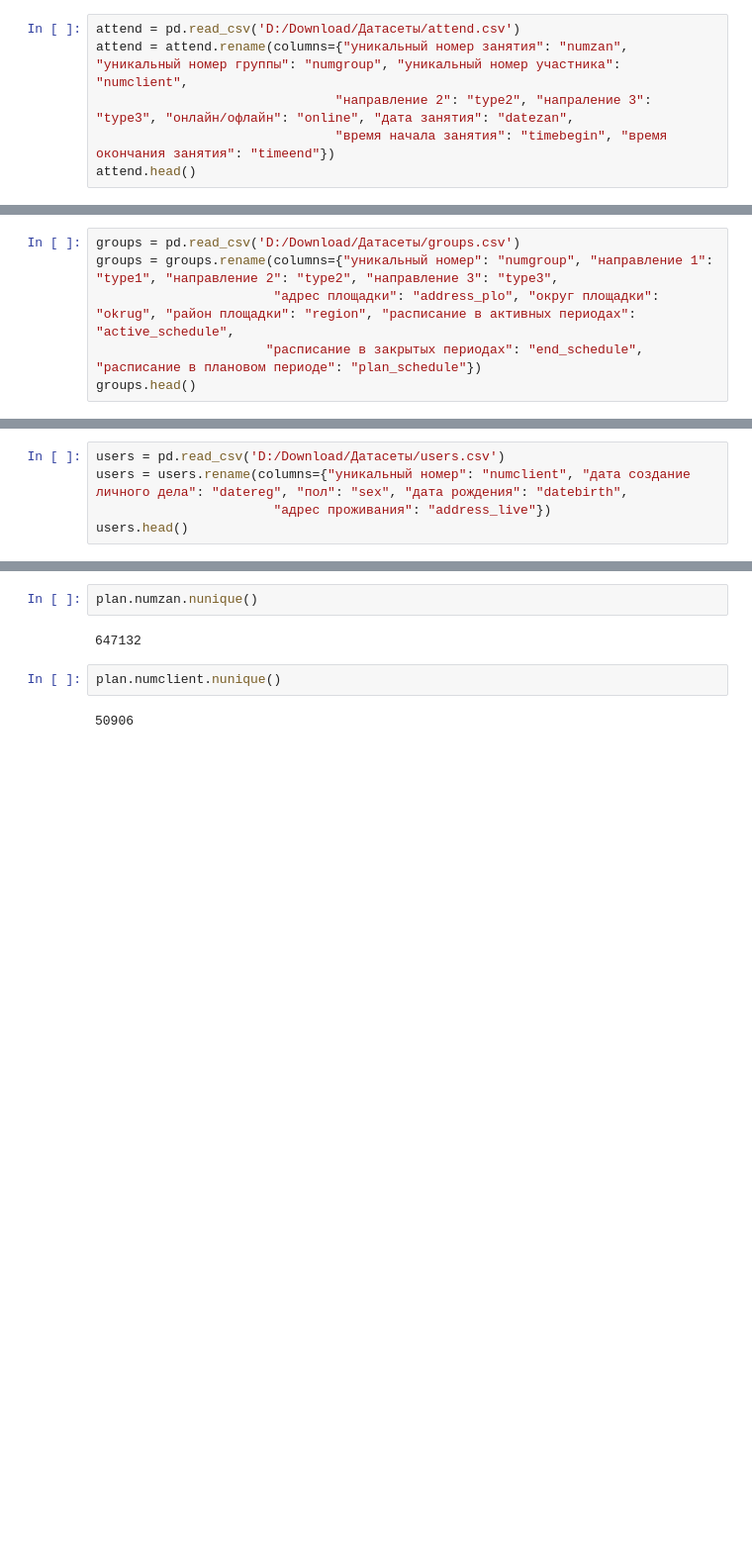
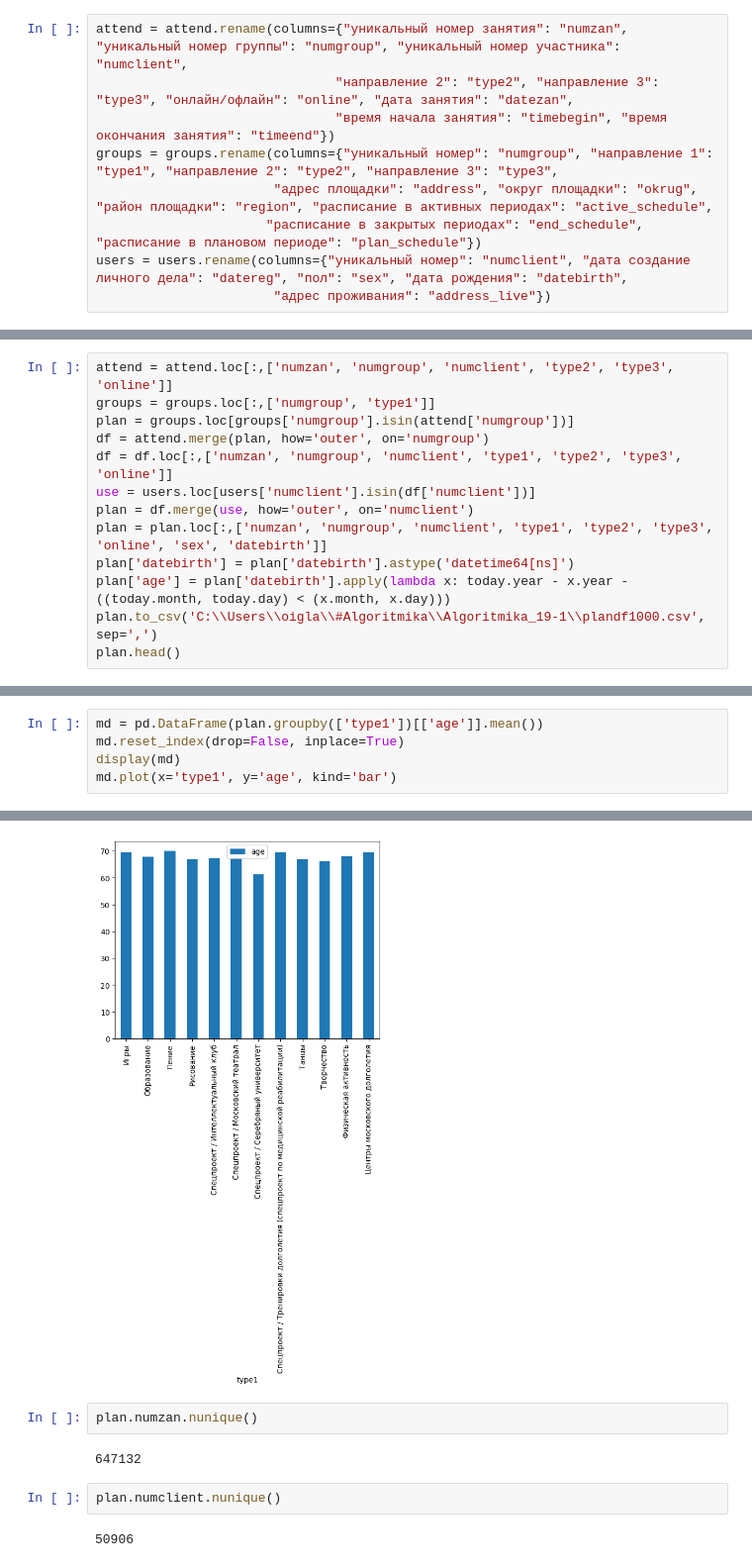
Before and after one commit to glazole/Algoritmika_19, a Jupyter notebook: Algo_1.ipynb, the cells around one changed output, grey strips where cells are left out. Shown: that part at 99% size. Cells and saved outputs as stored; diff of their text form; blank space fills up the shorter version.

```diff
--- a/Algo_1.ipynb
+++ b/Algo_1.ipynb
@@ -6,6 +18,9 @@ import pandas as pd
 # %%
-attend = pd.read_csv('D:/Download/Датасеты/attend.csv')
 attend = attend.rename(columns={"уникальный номер занятия": "numzan", "уникальный номер группы": "numgroup", "уникальный номер участника": "numclient",
-                               "направление 2": "type2", "напраление 3": "type3", "онлайн/офлайн": "online", "дата занятия": "datezan",
+                               "направление 2": "type2", "направление 3": "type3", "онлайн/офлайн": "online", "дата занятия": "datezan",
                                "время начала занятия": "timebegin", "время окончания занятия": "timeend"})
-attend.head()
+groups = groups.rename(columns={"уникальный номер": "numgroup", "направление 1": "type1", "направление 2": "type2", "направление 3": "type3",
+                       "адрес площадки": "address", "округ площадки": "okrug", "район площадки": "region", "расписание в активных периодах": "active_schedule",
+                      "расписание в закрытых периодах": "end_schedule", "расписание в плановом периоде": "plan_schedule"})
+users = users.rename(columns={"уникальный номер": "numclient", "дата создание личного дела": "datereg", "пол": "sex", "дата рождения": "datebirth",
+                       "адрес проживания": "address_live"})
@@ -38,6 +26,0 @@ memory usage: 405.2+ MB
-# %%
-groups = pd.read_csv('D:/Download/Датасеты/groups.csv')
-groups = groups.rename(columns={"уникальный номер": "numgroup", "направление 1": "type1", "направление 2": "type2", "направление 3": "type3",
-                       "адрес площадки": "address_plo", "округ площадки": "okrug", "район площадки": "region", "расписание в активных периодах": "active_schedule",
-                      "расписание в закрытых периодах": "end_schedule", "расписание в плановом периоде": "plan_schedule"})
-groups.head()
@@ -71,5 +26,0 @@ array(['ОФП', 'Скандинавская ходьба', 'Фитнес', 'Б
-# %%
-users = pd.read_csv('D:/Download/Датасеты/users.csv')
-users = users.rename(columns={"уникальный номер": "numclient", "дата создание личного дела": "datereg", "пол": "sex", "дата рождения": "datebirth",
-                       "адрес проживания": "address_live"})
-users.head()
@@ -154,0 +27,13 @@ Name: type2_y, dtype: int64
+# %%
+attend = attend.loc[:,['numzan', 'numgroup', 'numclient', 'type2', 'type3', 'online']]
+groups = groups.loc[:,['numgroup', 'type1']]
+plan = groups.loc[groups['numgroup'].isin(attend['numgroup'])]
+df = attend.merge(plan, how='outer', on='numgroup')
+df = df.loc[:,['numzan', 'numgroup', 'numclient', 'type1', 'type2', 'type3', 'online']]
+use = users.loc[users['numclient'].isin(df['numclient'])]
+plan = df.merge(use, how='outer', on='numclient')
+plan = plan.loc[:,['numzan', 'numgroup', 'numclient', 'type1', 'type2', 'type3', 'online', 'sex', 'datebirth']]
+plan['datebirth'] = plan['datebirth'].astype('datetime64[ns]')
+plan['age'] = plan['datebirth'].apply(lambda x: today.year - x.year - ((today.month, today.day) < (x.month, x.day)))
+plan.to_csv('C:\\Users\\oigla\\#Algoritmika\\Algoritmika_19-1\\plandf1000.csv', sep=',')
+plan.head()
@@ -154,0 +67,6 @@ Name: type2_y, dtype: int64
+# %%
+md = pd.DataFrame(plan.groupby(['type1'])[['age']].mean())
+md.reset_index(drop=False, inplace=True)
+display(md)
+md.plot(x='type1', y='age', kind='bar')
+# %% [output]
@@ -155,3 +87,4 @@ Name: type2_y, dtype: int64
+[figure, added]
 # %%
 plan.numzan.nunique()
 # %% [output]
```
Also changed, not shown: parts of 34 cells of this notebook, 4 other files.
